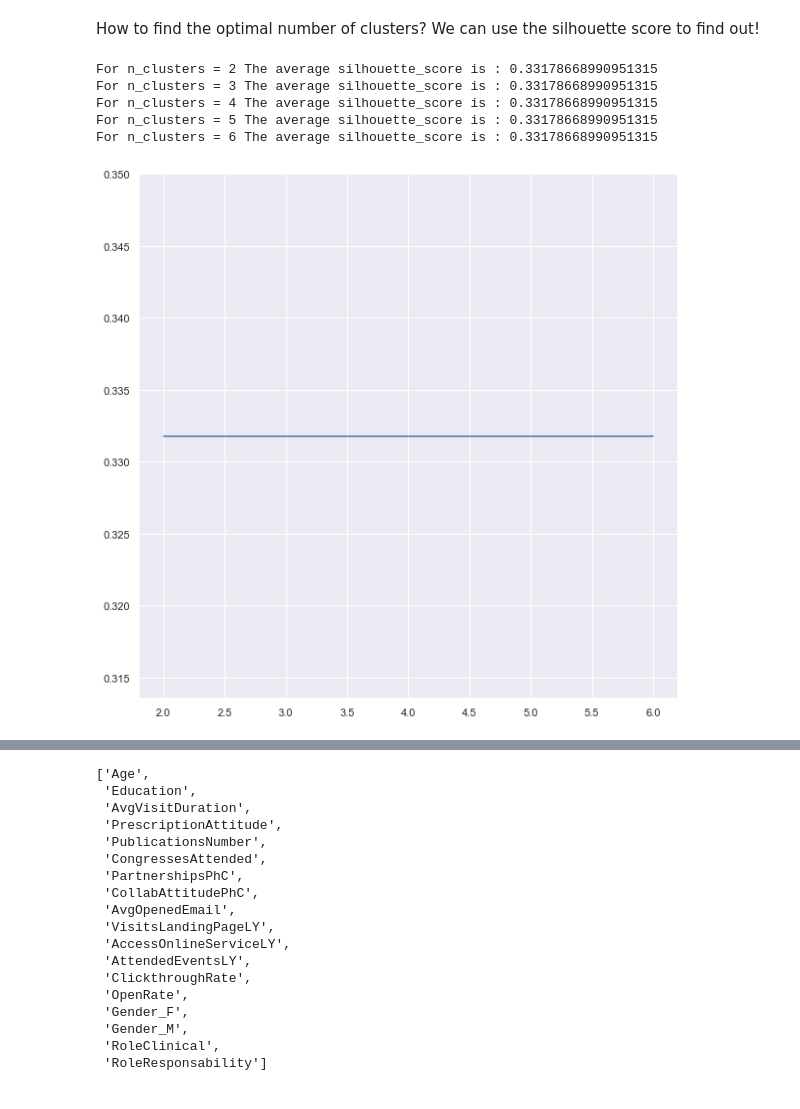
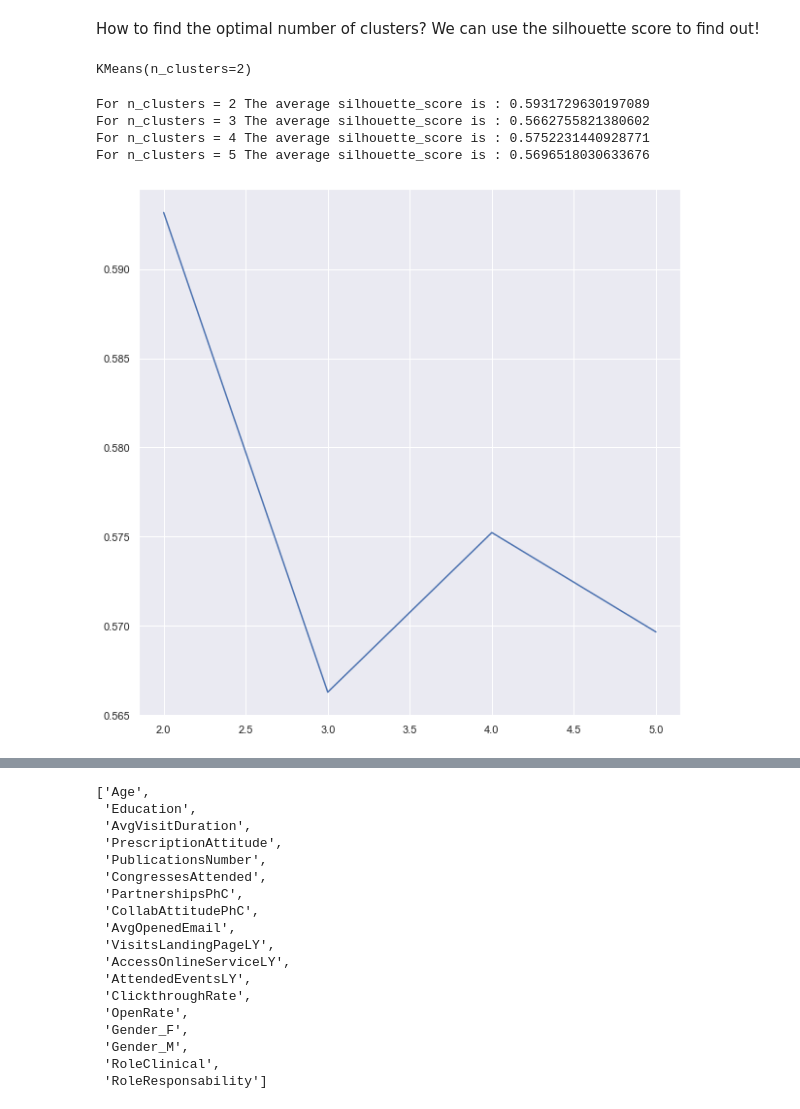
Before and after one commit to gtanzi/rcs_customer_segmentation, a Jupyter notebook: RCS_WorkSession.ipynb, the cells around one changed output, grey strips where cells are left out. Saved outputs shown, nothing was run; the diff lists cells and outputs as text; code cells hidden in the pictures.

```diff
--- a/RCS_WorkSession.ipynb
+++ b/RCS_WorkSession.ipynb
@@ -630,38 +627,50 @@ How to find the optimal number of clusters?
 We can use the silhouette score to find out!
 # %%
 from sklearn.metrics import silhouette_samples, silhouette_score
+# %%
+model
+# %% [output]
+KMeans(n_clusters=2)
 # %%
 import matplotlib.cm as cm
-range_n_clusters = [2, 3, 4, 5, 6]
-X =  data2[selected_features].values
 
 
-def find_best_silhouette(X,range_n_clusters):
+
+def find_best_kMeans(X,range_n_clusters):
     silhouette_scores = []
     for n_clusters in range_n_clusters:
-
+        model = KMeans(n_clusters=n_clusters)
         cluster_labels = model.fit_predict(X)
-
         # The silhouette_score gives the average value for all the samples.
         # This gives a perspective into the density and separation of the formed
         # clusters
         silhouette_avg = silhouette_score(X, cluster_labels)
-
-        print(
-            "For n_clusters =",
-            n_clusters,
-            "The average silhouette_score is :",
-            silhouette_avg,
-        )
+        print("For n_clusters =", n_clusters,"The average silhouette_score is :",silhouette_avg)
         silhouette_scores.append(silhouette_avg)
 
     plt.plot(range_n_clusters,silhouette_scores)
 
-find_best_silhouette(X,range_n_clusters)
+def find_best_GMM(X,range_n_clusters):
+    silhouette_scores = []
+    for n_clusters in range_n_clusters:
+        model = GaussianMixture(n_components=n_clusters)
+        cluster_labels = model.fit_predict(X)
+        # The silhouette_score gives the average value for all the samples.
+        # This gives a perspective into the density and separation of the formed
+        # clusters
+        silhouette_avg = silhouette_score(X, cluster_labels)
+        print("For n_clusters =", n_clusters,"The average silhouette_score is :",silhouette_avg)
+        silhouette_scores.append(silhouette_avg)
+
+    plt.plot(range_n_clusters,silhouette_scores)
-# %% [output]
-For n_clusters = 2 The average silhouette_score is : 0.33178668990951315
-For n_clusters = 3 The average silhouette_score is : 0.33178668990951315
-For n_clusters = 4 The average silhouette_score is : 0.33178668990951315
-For n_clusters = 5 The average silhouette_score is : 0.33178668990951315
-For n_clusters = 6 The average silhouette_score is : 0.33178668990951315
-[figure, removed]
+# %%
+range_n_clusters = [2, 3, 4, 5, ]
+X =  data2[selected_features].values
+
+find_best_kMeans(X,range_n_clusters)
+# %% [output]
+For n_clusters = 2 The average silhouette_score is : 0.5931729630197089
+For n_clusters = 3 The average silhouette_score is : 0.5662755821380602
+For n_clusters = 4 The average silhouette_score is : 0.5752231440928771
+For n_clusters = 5 The average silhouette_score is : 0.5696518030633676
+[figure, added]
```
Also changed, not shown: parts of 8 cells of this notebook.
